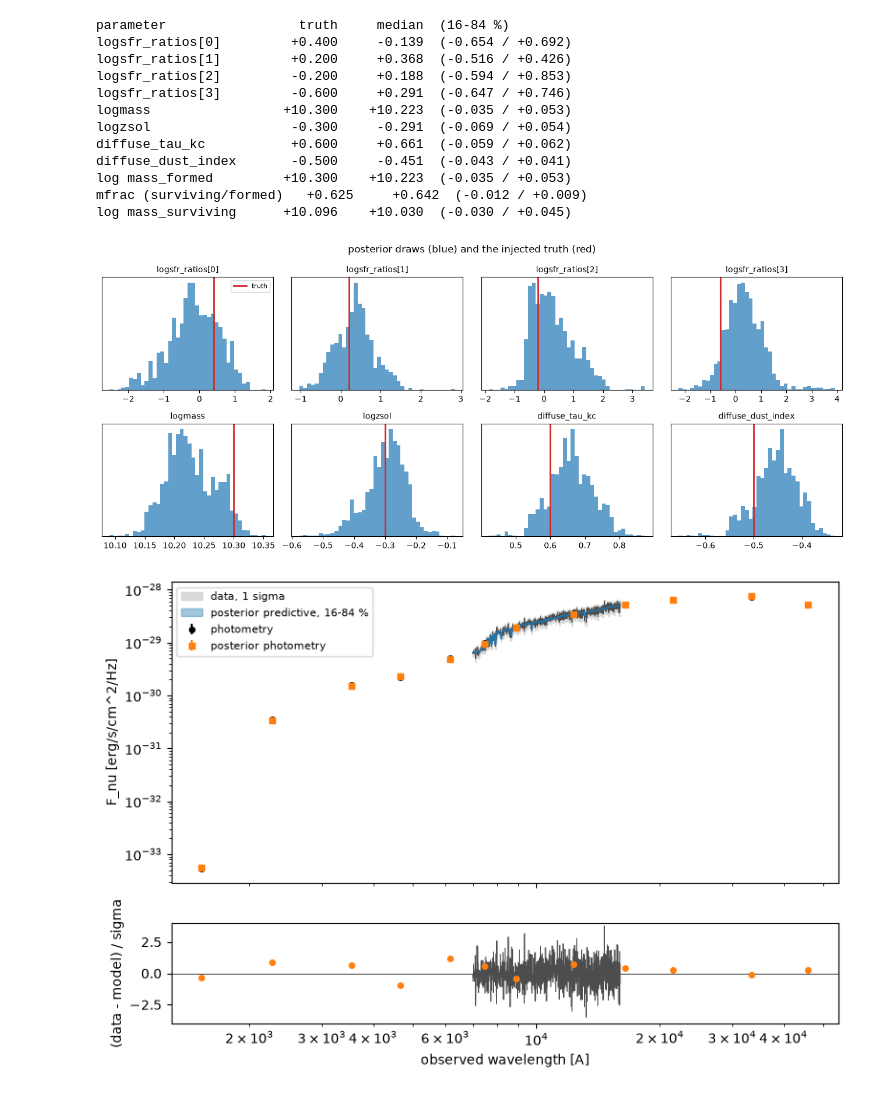
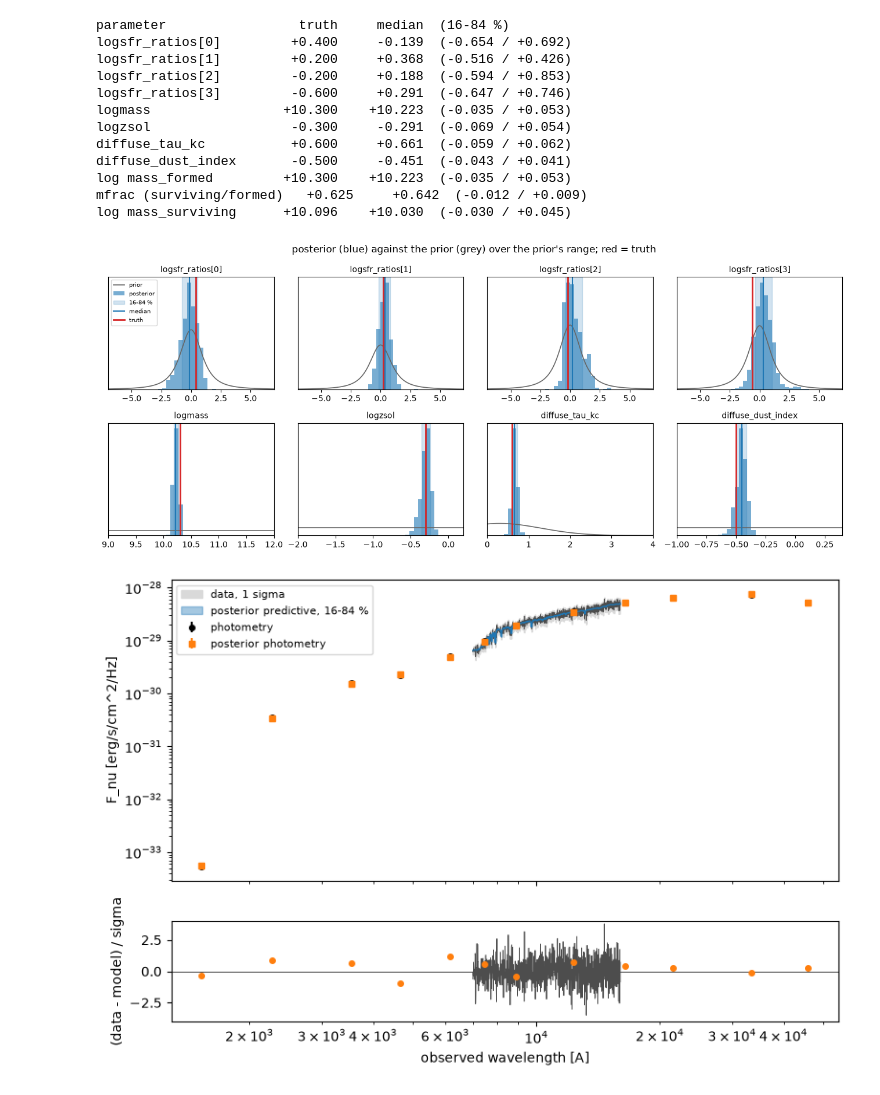
Before and after one commit to Espe13/ceridwen, a Jupyter notebook: examples/apple_gpu_mock_fit.ipynb, the cells around one changed output. Saved outputs shown, nothing was run; the diff lists cells and outputs as text; code cells hidden in the pictures.

Commit message:
examples notebook: posterior against prior, median and 16-84 band
Co-Authored-By: Claude Fable 5.1 <noreply@anthropic.com>

```diff
--- a/examples/apple_gpu_mock_fit.ipynb
+++ b/examples/apple_gpu_mock_fit.ipynb
@@ -219,18 +219,32 @@ log mass_formed         +10.300    +10.223  (-0.035 / +0.053)
 mfrac (surviving/formed)   +0.625     +0.642  (-0.012 / +0.009)
 log mass_surviving      +10.096    +10.030  (-0.030 / +0.045)
 # %%
+def prior_range(prior):
+    """The prior's own range: its bounds for a bounded prior, its central 98 % for an unbounded one."""
+    lo, hi = (float(x) for x in prior.range)
+    if not np.isfinite(prior.bounds[0]) if not callable(prior.bounds) else not np.isfinite(prior.bounds()[0]):
+        lo, hi = (float(x) for x in prior.tfp_dist().quantile(jnp.array([0.01, 0.99])))
+    return lo, hi
+
 fig, axes = plt.subplots(2, 4, figsize=(13, 5.5))
 for ax, (label, draws, t) in zip(axes.ravel(), names):
-    ax.hist(draws, bins=40, color="C0", alpha=0.7, density=True)
+    prior = PRIORS[label.split("[")[0]]
+    lo, hi = prior_range(prior)
+    x = np.linspace(lo, hi, 400)
+    ax.plot(x, np.exp(np.asarray(prior.logpdf(jnp.asarray(x)))), color="0.4", lw=1.2, label="prior")
+    ax.hist(draws, bins=40, range=(lo, hi), color="C0", alpha=0.6, density=True, label="posterior")
+    q16, q50, q84 = np.percentile(draws, [16, 50, 84])
+    ax.axvspan(q16, q84, color="C0", alpha=0.2, label="16-84 %")
+    ax.axvline(q50, color="C0", lw=1.5, label="median")
     ax.axvline(t, color="C3", lw=2, label="truth")
-    ax.set_title(label, fontsize=10); ax.set_yticks([])
-axes[0, 0].legend(fontsize=8)
+    ax.set_xlim(lo, hi); ax.set_yticks([]); ax.set_title(label, fontsize=10)
+axes[0, 0].legend(fontsize=7, loc="upper left")
 for ax in axes.ravel()[len(names):]:
     ax.axis("off")
-fig.suptitle("posterior draws (blue) and the injected truth (red)")
+fig.suptitle("posterior (blue) against the prior (grey) over the prior's range; red = truth")
 plt.tight_layout(); plt.show()
 # %% [output]
-[figure, old version]
+[figure, new version]
 # %%
 spec_draws = np.asarray(out["prediction"]["spectra"]["spec"])
 phot_draws = np.asarray(out["prediction"]["photometry"]["phot"])
```
Also changed, not shown: parts of 1 cell of this notebook.
